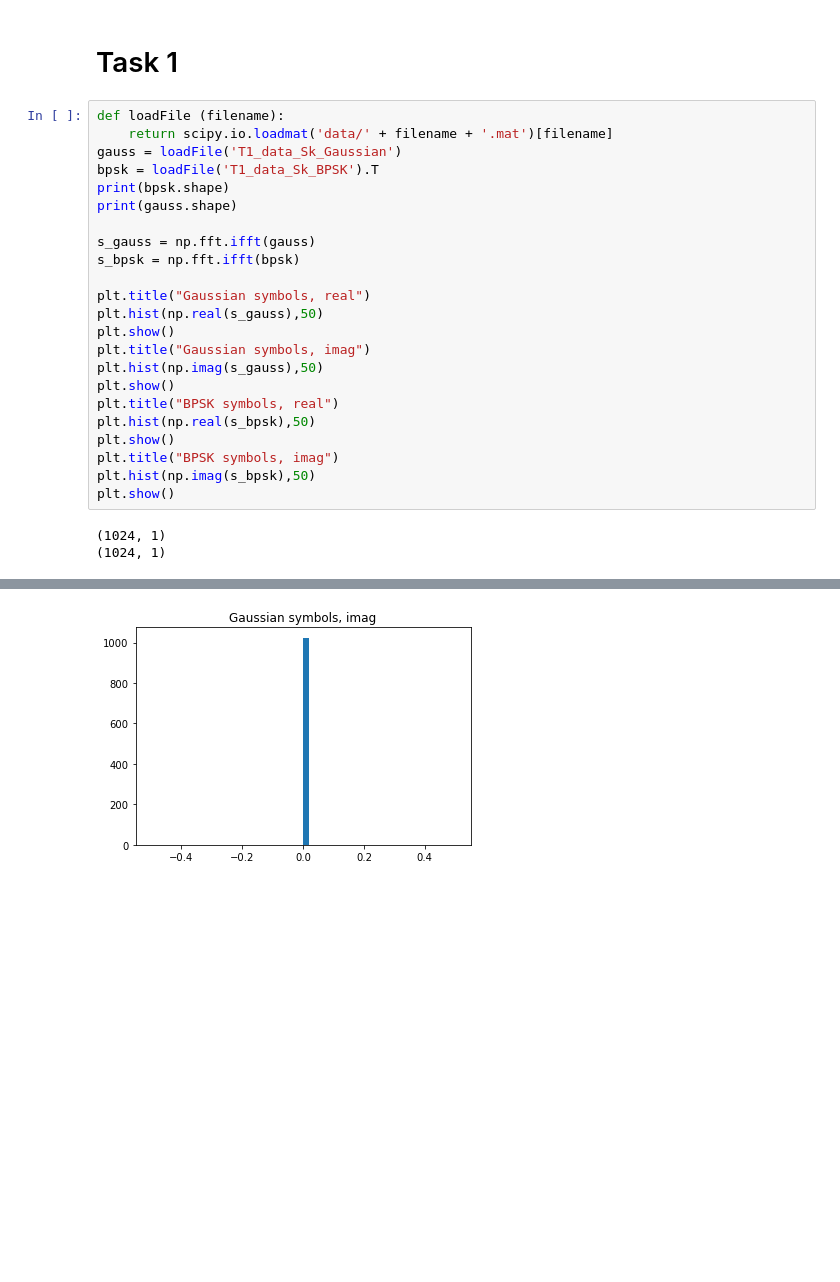
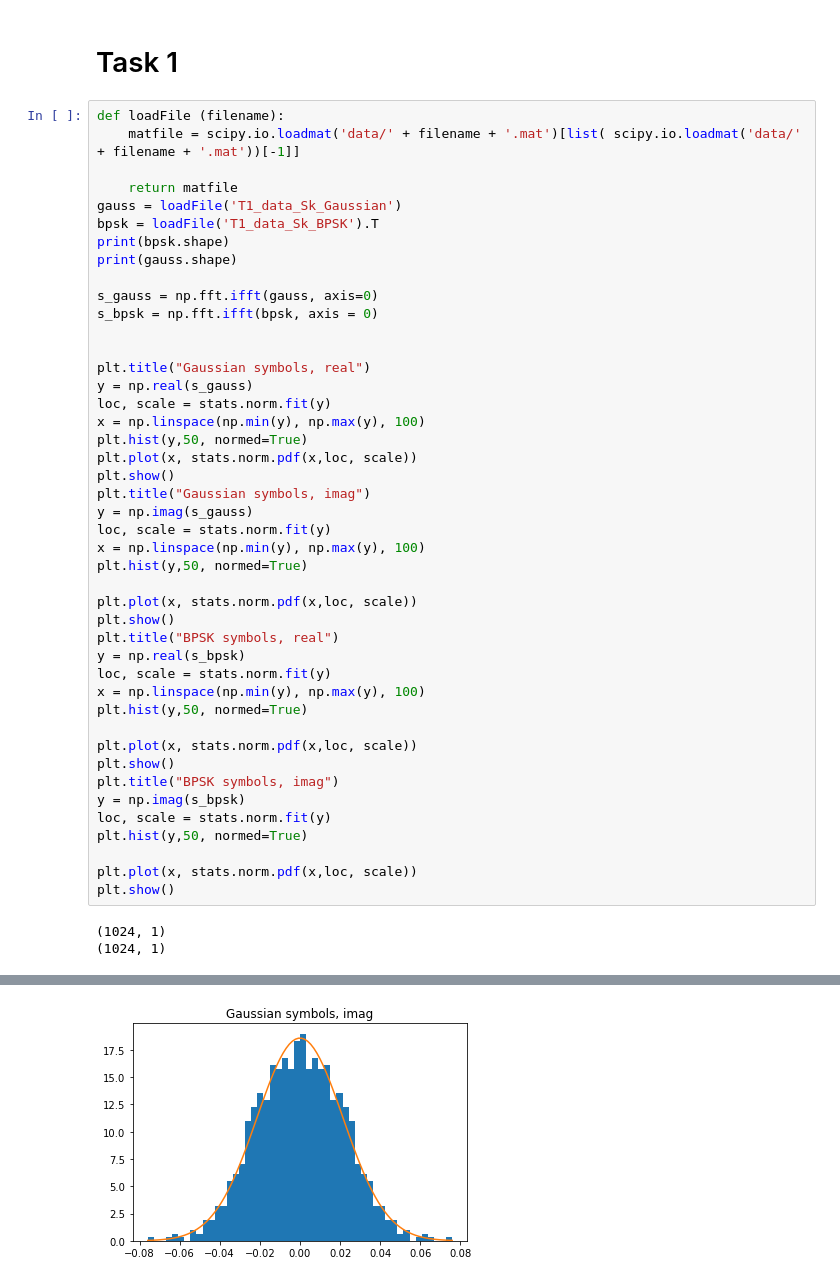
Before and after one commit to dritory/TTT4275-project, a Jupyter notebook: notebook.ipynb, the cells around one changed output, grey strips where cells are left out. Cells and saved outputs as stored; diff of their text form; blank space fills up the shorter version.

```diff
--- a/notebook.ipynb
+++ b/notebook.ipynb
@@ -7,26 +8,47 @@ import scipy.signal as sgn
 # Task 1
 # %%
 def loadFile (filename):
-    return scipy.io.loadmat('data/' + filename + '.mat')[filename]
+    matfile = scipy.io.loadmat('data/' + filename + '.mat')[list( scipy.io.loadmat('data/' + filename + '.mat'))[-1]]
+
+    return matfile
 gauss = loadFile('T1_data_Sk_Gaussian')
 bpsk = loadFile('T1_data_Sk_BPSK').T
 print(bpsk.shape)
 print(gauss.shape)
 
-s_gauss = np.fft.ifft(gauss)
-s_bpsk = np.fft.ifft(bpsk)
+s_gauss = np.fft.ifft(gauss, axis=0)
+s_bpsk = np.fft.ifft(bpsk, axis = 0)
+
 
 plt.title("Gaussian symbols, real")
-plt.hist(np.real(s_gauss),50)
+y = np.real(s_gauss)
+loc, scale = stats.norm.fit(y)
+x = np.linspace(np.min(y), np.max(y), 100)
+plt.hist(y,50, normed=True)
+plt.plot(x, stats.norm.pdf(x,loc, scale))
 plt.show()
 plt.title("Gaussian symbols, imag")
-plt.hist(np.imag(s_gauss),50)
+y = np.imag(s_gauss)
+loc, scale = stats.norm.fit(y)
+x = np.linspace(np.min(y), np.max(y), 100)
+plt.hist(y,50, normed=True)
+
+plt.plot(x, stats.norm.pdf(x,loc, scale))
 plt.show()
 plt.title("BPSK symbols, real")
-plt.hist(np.real(s_bpsk),50)
+y = np.real(s_bpsk)
+loc, scale = stats.norm.fit(y)
+x = np.linspace(np.min(y), np.max(y), 100)
+plt.hist(y,50, normed=True)
+
+plt.plot(x, stats.norm.pdf(x,loc, scale))
 plt.show()
 plt.title("BPSK symbols, imag")
-plt.hist(np.imag(s_bpsk),50)
+y = np.imag(s_bpsk)
+loc, scale = stats.norm.fit(y)
+plt.hist(y,50, normed=True)
+
+plt.plot(x, stats.norm.pdf(x,loc, scale))
 plt.show()
 # %% [output]
 (1024, 1)
@@ -35 +57 @@ plt.show()
-[figure, old version]
+[figure, new version]
```
Also changed, not shown: parts of 15 cells of this notebook, 1 other file.
